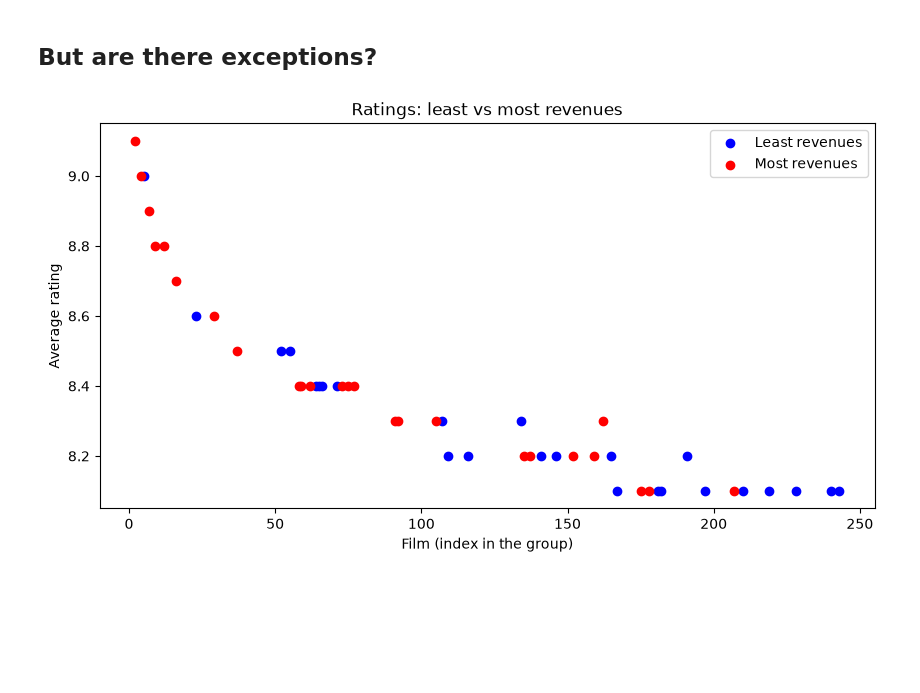
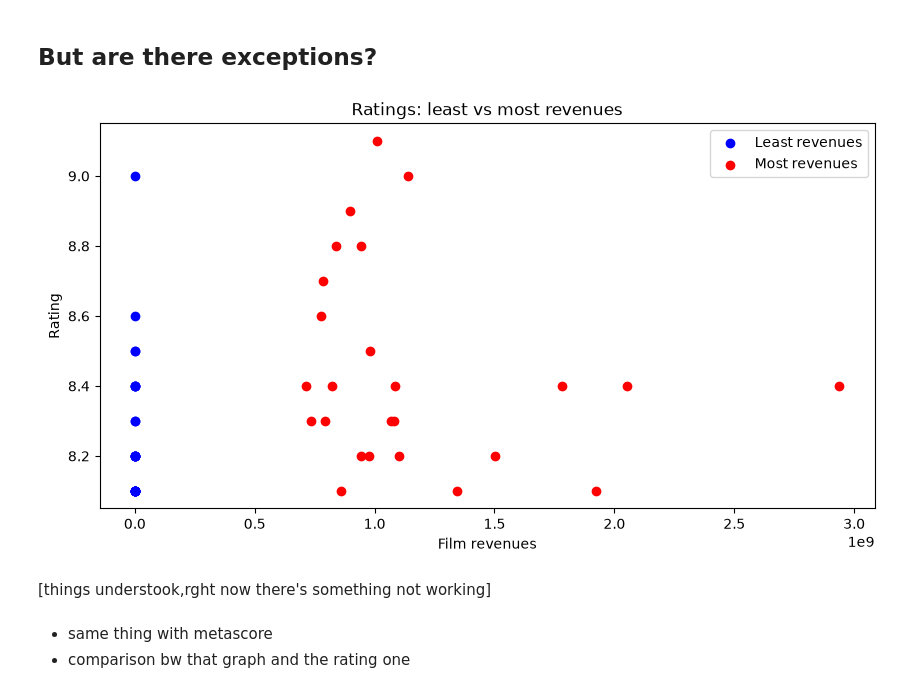
Before and after one commit to alessiozzodemarcozzo/I2202-DeciptivePatterns, a Jupyter notebook: Movies_excercise.ipynb, the cells around one changed output. Saved outputs shown, nothing was run; the diff lists cells and outputs as text; code cells hidden in the pictures; blank space fills up the shorter version.

Commit message:
- Scatter plot partially fixed but still meaningless data are in - wrote the rest of the functions I'll write

```diff
--- a/Movies_excercise.ipynb
+++ b/Movies_excercise.ipynb
@@ -54,7 +54,7 @@ movies.head(3)
 Are there null values that could create problems?
 # %%
 movies = movies.dropna()
-movies_clean = movies[movies["grossWorldwide"] > 0].dropna(subset=["grossWorldwide"])
+movies = movies[movies["grossWorldwide"] > 0]
 # %% [markdown]
 Budget column contains data in different currencies without noting which one is used.
 The data is for this reason useless, let's drop it
@@ -68,6 +68,6 @@ movies = movies.drop('budget', axis=1)
 We define low and high budget as the 25 movies with the most and least revenues in list
 # %%
 
-least_revenues = movies_clean.nsmallest(25, "grossWorldwide")
+least_revenues = movies.nsmallest(25, "grossWorldwide")
 least_revenues.head(3)
 # %% [output]
@@ -78,4 +78,4 @@ least_revenues.head(3)
 # %%
-most_revenues = movies_clean.nlargest(25, "grossWorldwide")
+most_revenues = movies.nlargest(25, "grossWorldwide")
 most_revenues.head(3)
 # %% [output]
@@ -122,14 +122,19 @@ revenues are relatively rapresentative of the rating
 # %%
 plt.figure(figsize=(10, 5))
 
 # x = position of the film in the group, y = its rating
-plt.scatter(least_revenues.index, least_revenues["averageRating"], color="blue", label="Least revenues")
-plt.scatter(most_revenues.index, most_revenues["averageRating"], color="red", label="Most revenues")
+plt.scatter(least_revenues["grossWorldwide"], least_revenues["averageRating"], color="blue", label="Least revenues")
+plt.scatter(most_revenues["grossWorldwide"], most_revenues["averageRating"], color="red", label="Most revenues")
 
-plt.xlabel("Film (index in the group)")
-plt.ylabel("Average rating")
+plt.xlabel("Film revenues")
+plt.ylabel("Rating")
 plt.title("Ratings: least vs most revenues")
 plt.legend()
 plt.show()
 # %% [output]
-[figure, old version]
+[figure, new version]
+# %% [markdown]
+[things understook,rght now there's something not working]
+# %% [markdown]
+- same thing with metascore
+- comparison bw that graph and the rating one
```
Also changed, not shown: parts of 2 cells of this notebook.
